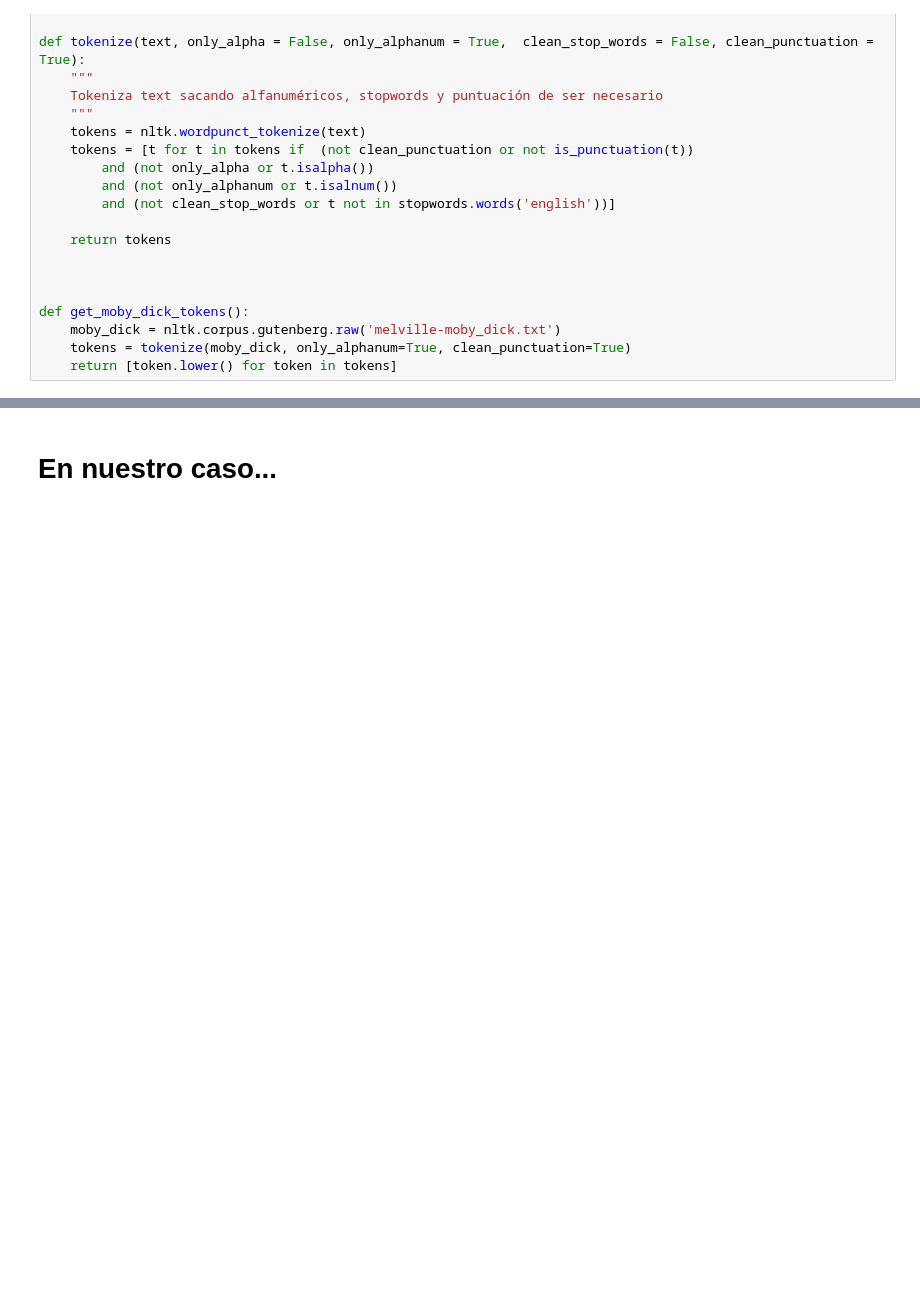
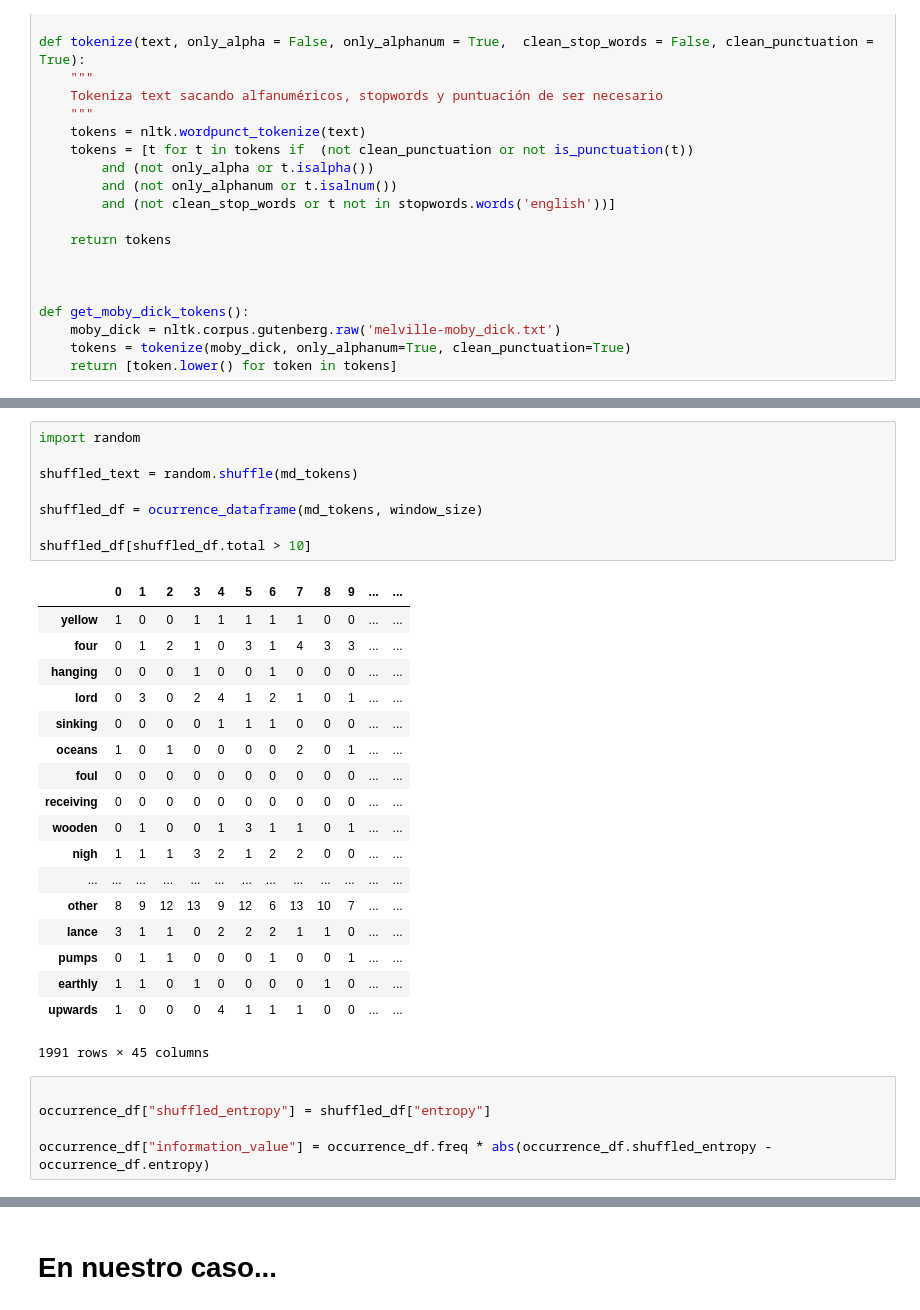
Before and after one commit to daleman/tesis, a Jupyter notebook: ejemplos/InformationValue.ipynb, the cells around one changed output, grey strips where cells are left out. Drawn from its saved outputs; the diff is of its cells as text; blank space fills up the shorter version.

```diff
--- a/ejemplos/InformationValue.ipynb
+++ b/ejemplos/InformationValue.ipynb
@@ -73 +110,33 @@ occurrence_df["entropy"] = occurrence_df.apply(entropy, axis=1, raw=True)
+# %%
+import random
+
+shuffled_text = random.shuffle(md_tokens)
+
+shuffled_df = ocurrence_dataframe(md_tokens, window_size)
+
+shuffled_df[shuffled_df.total > 10]
+# %% [output]
+|  | 0 | 1 | 2 | 3 | 4 | 5 | 6 | 7 | 8 | 9 | ... | ... |
+| yellow | 1 | 0 | 0 | 1 | 1 | 1 | 1 | 1 | 0 | 0 | ... | ... |
+| four | 0 | 1 | 2 | 1 | 0 | 3 | 1 | 4 | 3 | 3 | ... | ... |
+| hanging | 0 | 0 | 0 | 1 | 0 | 0 | 1 | 0 | 0 | 0 | ... | ... |
+| lord | 0 | 3 | 0 | 2 | 4 | 1 | 2 | 1 | 0 | 1 | ... | ... |
+| sinking | 0 | 0 | 0 | 0 | 1 | 1 | 1 | 0 | 0 | 0 | ... | ... |
+| oceans | 1 | 0 | 1 | 0 | 0 | 0 | 0 | 2 | 0 | 1 | ... | ... |
+| foul | 0 | 0 | 0 | 0 | 0 | 0 | 0 | 0 | 0 | 0 | ... | ... |
+| receiving | 0 | 0 | 0 | 0 | 0 | 0 | 0 | 0 | 0 | 0 | ... | ... |
+| wooden | 0 | 1 | 0 | 0 | 1 | 3 | 1 | 1 | 0 | 1 | ... | ... |
+| nigh | 1 | 1 | 1 | 3 | 2 | 1 | 2 | 2 | 0 | 0 | ... | ... |
+| ... | ... | ... | ... | ... | ... | ... | ... | ... | ... | ... | ... | ... |
+| other | 8 | 9 | 12 | 13 | 9 | 12 | 6 | 13 | 10 | 7 | ... | ... |
+| lance | 3 | 1 | 1 | 0 | 2 | 2 | 2 | 1 | 1 | 0 | ... | ... |
+| pumps | 0 | 1 | 1 | 0 | 0 | 0 | 1 | 0 | 0 | 1 | ... | ... |
+| earthly | 1 | 1 | 0 | 1 | 0 | 0 | 0 | 0 | 1 | 0 | ... | ... |
+| upwards | 1 | 0 | 0 | 0 | 4 | 1 | 1 | 1 | 0 | 0 | ... | ... |
+1991 rows × 45 columns
+# %%
+
+occurrence_df["shuffled_entropy"] = shuffled_df["entropy"]
+
+occurrence_df["information_value"] = occurrence_df.freq * abs(occurrence_df.shuffled_entropy - occurrence_df.entropy)
 # %%
```
Also changed, not shown: parts of 8 cells of this notebook.
